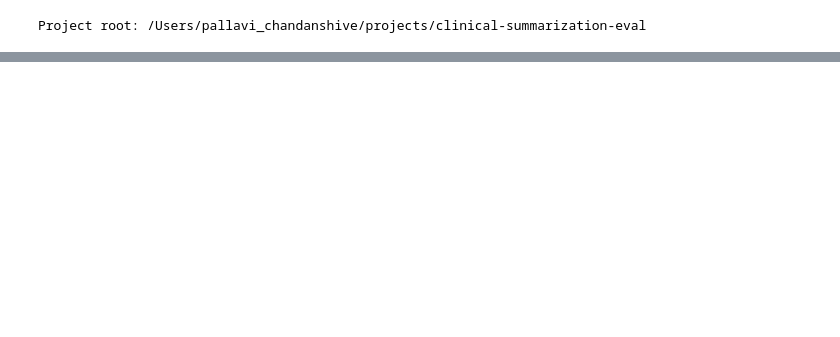
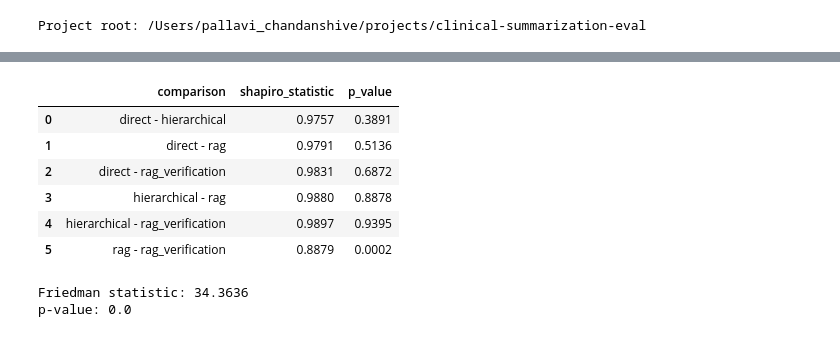
Before and after one commit to pallavi-cs-ai/clinical-summarization-eval, a Jupyter notebook: notebooks/evaluation/01_tfidf_evaluation.ipynb, the cells around one changed output, grey strips where cells are left out. Cells and saved outputs as stored; diff of their text form; code cells hidden in the pictures; blank space fills up the shorter version.

```diff
--- a/notebooks/evaluation/01_tfidf_evaluation.ipynb
+++ b/notebooks/evaluation/01_tfidf_evaluation.ipynb
@@ -67,0 +601,68 @@ First value keys: dict_keys(['person_id', 'revision_needed', 'issue_count', 'ori
+# %%
+# ---------------------------------------------------------
+# Check normality of paired workflow differences
+# ---------------------------------------------------------
+# Because the same 50 patients are evaluated under every
+# workflow, statistical comparisons are paired.
+#
+# For repeated-measures ANOVA, the relevant assumption is
+# related to the distribution of within-patient differences,
+# rather than simply checking each workflow independently.
+#
+# We calculate all six pairwise workflow differences and
+# apply the Shapiro-Wilk normality test to each.
+
+from itertools import combinations
+from scipy.stats import shapiro
+
+workflow_order = ["direct", "hierarchical", "rag", "rag_verification"]
+
+normality_results = []
+
+for workflow_a, workflow_b in combinations(workflow_order, 2):
+
+    differences = tfidf_pivot[workflow_a] - tfidf_pivot[workflow_b]
+
+    statistic, p_value = shapiro(differences)
+
+    normality_results.append(
+        {
+            "comparison": f"{workflow_a} - {workflow_b}",
+            "shapiro_statistic": statistic,
+            "p_value": p_value,
+        }
+    )
+
+
+normality_df = pd.DataFrame(normality_results)
+
+normality_df.round(4)
+# %% [output]
+|  | comparison | shapiro_statistic | p_value |
+| 0 | direct - hierarchical | 0.9757 | 0.3891 |
+| 1 | direct - rag | 0.9791 | 0.5136 |
+| 2 | direct - rag_verification | 0.9831 | 0.6872 |
+| 3 | hierarchical - rag | 0.9880 | 0.8878 |
+| 4 | hierarchical - rag_verification | 0.9897 | 0.9395 |
+| 5 | rag - rag_verification | 0.8879 | 0.0002 |
+# %%
+# ---------------------------------------------------------
+# Friedman test: overall workflow comparison
+# ---------------------------------------------------------
+# Tests whether TF-IDF scores differ systematically across
+# the four workflows for the same 50 patients.
+
+from scipy.stats import friedmanchisquare
+
+friedman_stat, friedman_p = friedmanchisquare(
+    tfidf_pivot["direct"],
+    tfidf_pivot["hierarchical"],
+    tfidf_pivot["rag"],
+    tfidf_pivot["rag_verification"]
+)
+
+print("Friedman statistic:", round(friedman_stat, 4))
+print("p-value:", round(friedman_p, 6))
+# %% [output]
+Friedman statistic: 34.3636
+p-value: 0.0
```
Also changed, not shown: parts of 15 cells of this notebook, 2 other files.
